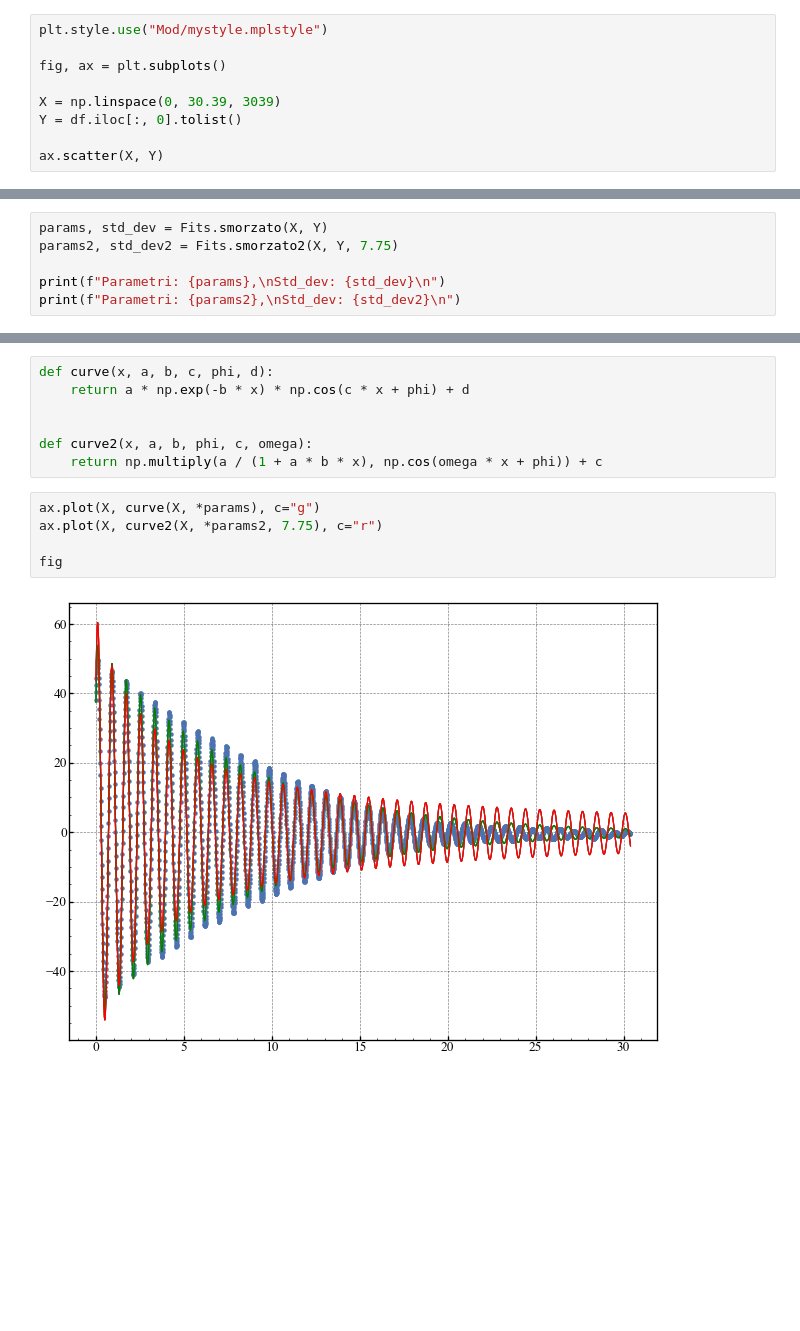
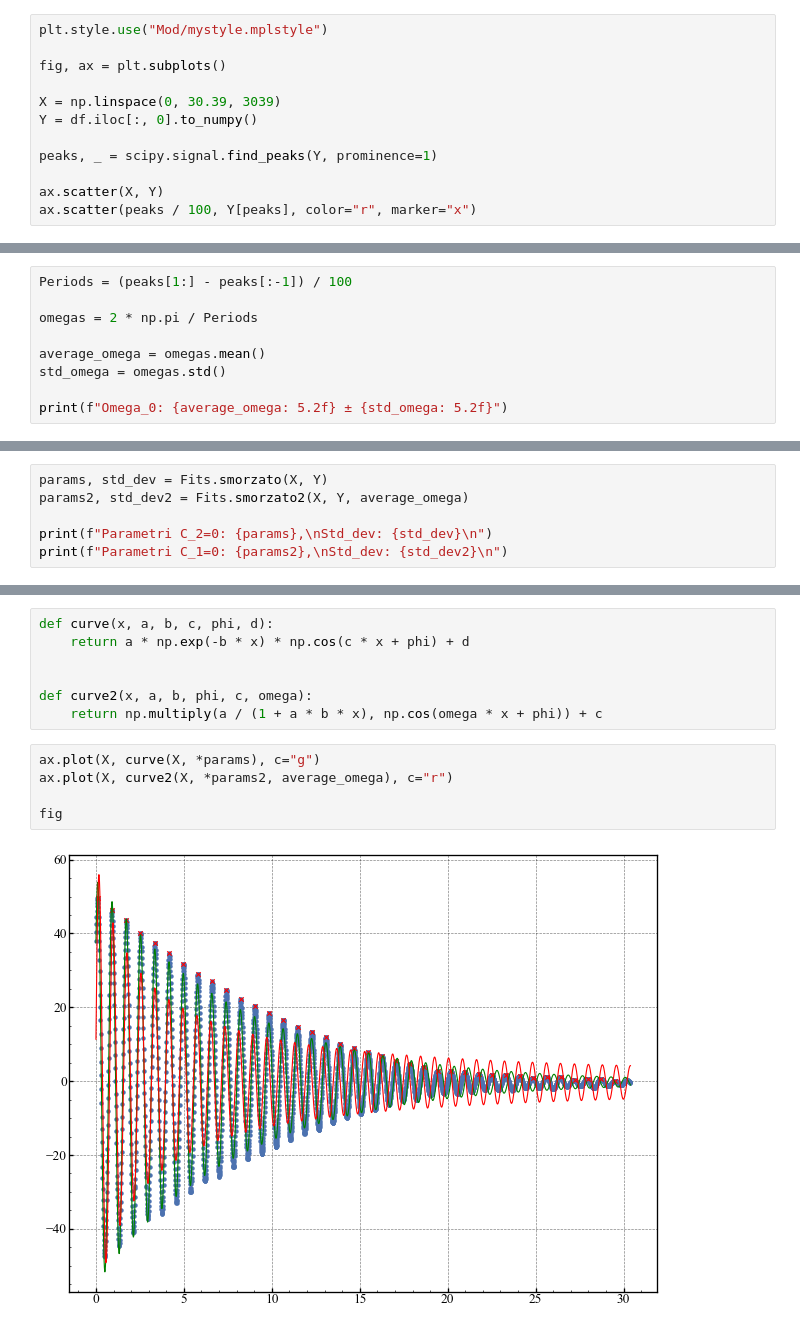
Before and after one commit to Mattia04/Smorzamento, a Jupyter notebook: approx.ipynb, the cells around one changed output, grey strips where cells are left out. Cells and saved outputs as stored; diff of their text form; blank space fills up the shorter version.

Commit message:
finished approximation to show gamma << omega

```diff
--- a/approx.ipynb
+++ b/approx.ipynb
@@ -25,8 +25,11 @@ plt.style.use("Mod/mystyle.mplstyle")
 fig, ax = plt.subplots()
 
 X = np.linspace(0, 30.39, 3039)
-Y = df.iloc[:, 0].tolist()
+Y = df.iloc[:, 0].to_numpy()
+
+peaks, _ = scipy.signal.find_peaks(Y, prominence=1)
 
 ax.scatter(X, Y)
+ax.scatter(peaks / 100, Y[peaks], color="r", marker="x")
 # %% [output]
 <matplotlib.collections.PathCollection at 0x...>
@@ -33,0 +37,9 @@ ax.scatter(X, Y)
+# %%
+Periods = (peaks[1:] - peaks[:-1]) / 100
+
+omegas = 2 * np.pi / Periods
+
+average_omega = omegas.mean()
+std_omega = omegas.std()
+
+print(f"Omega_0: {average_omega: 5.2f} ± {std_omega: 5.2f}")
@@ -34,7 +48,7 @@ ax.scatter(X, Y)
 # %%
 params, std_dev = Fits.smorzato(X, Y)
-params2, std_dev2 = Fits.smorzato2(X, Y, 7.75)
+params2, std_dev2 = Fits.smorzato2(X, Y, average_omega)
 
-print(f"Parametri: {params},\nStd_dev: {std_dev}\n")
-print(f"Parametri: {params2},\nStd_dev: {std_dev2}\n")
+print(f"Parametri C_2=0: {params},\nStd_dev: {std_dev}\n")
+print(f"Parametri C_1=0: {params2},\nStd_dev: {std_dev2}\n")
 # %% [output]
@@ -67,8 +81,8 @@ def curve2(x, a, b, phi, c, omega):
     return np.multiply(a / (1 + a * b * x), np.cos(omega * x + phi)) + c
 # %%
 ax.plot(X, curve(X, *params), c="g")
-ax.plot(X, curve2(X, *params2, 7.75), c="r")
+ax.plot(X, curve2(X, *params2, average_omega), c="r")
 
 fig
 # %% [output]
-[figure, old version]
+[figure, new version]
```
Also changed, not shown: parts of 6 cells of this notebook.
